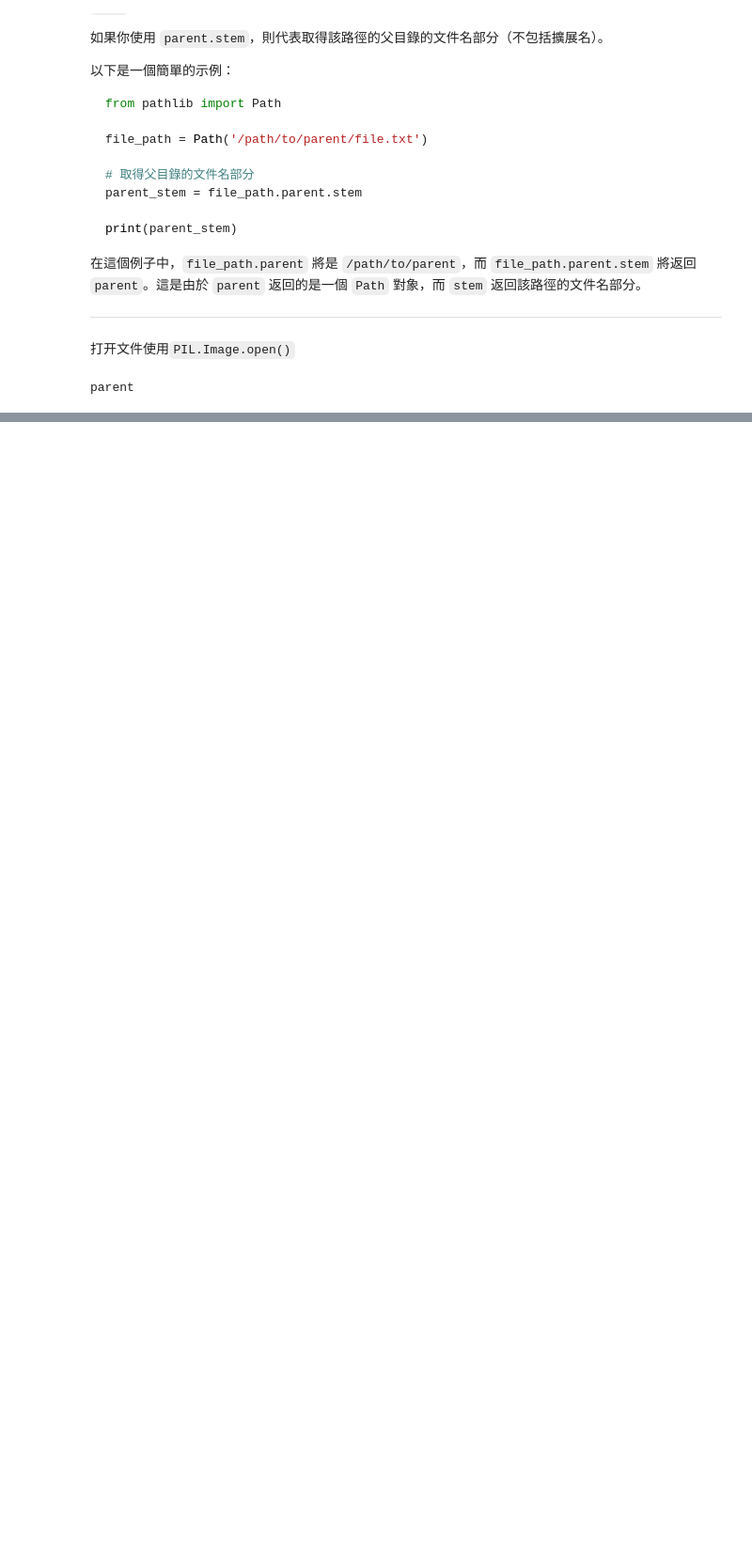
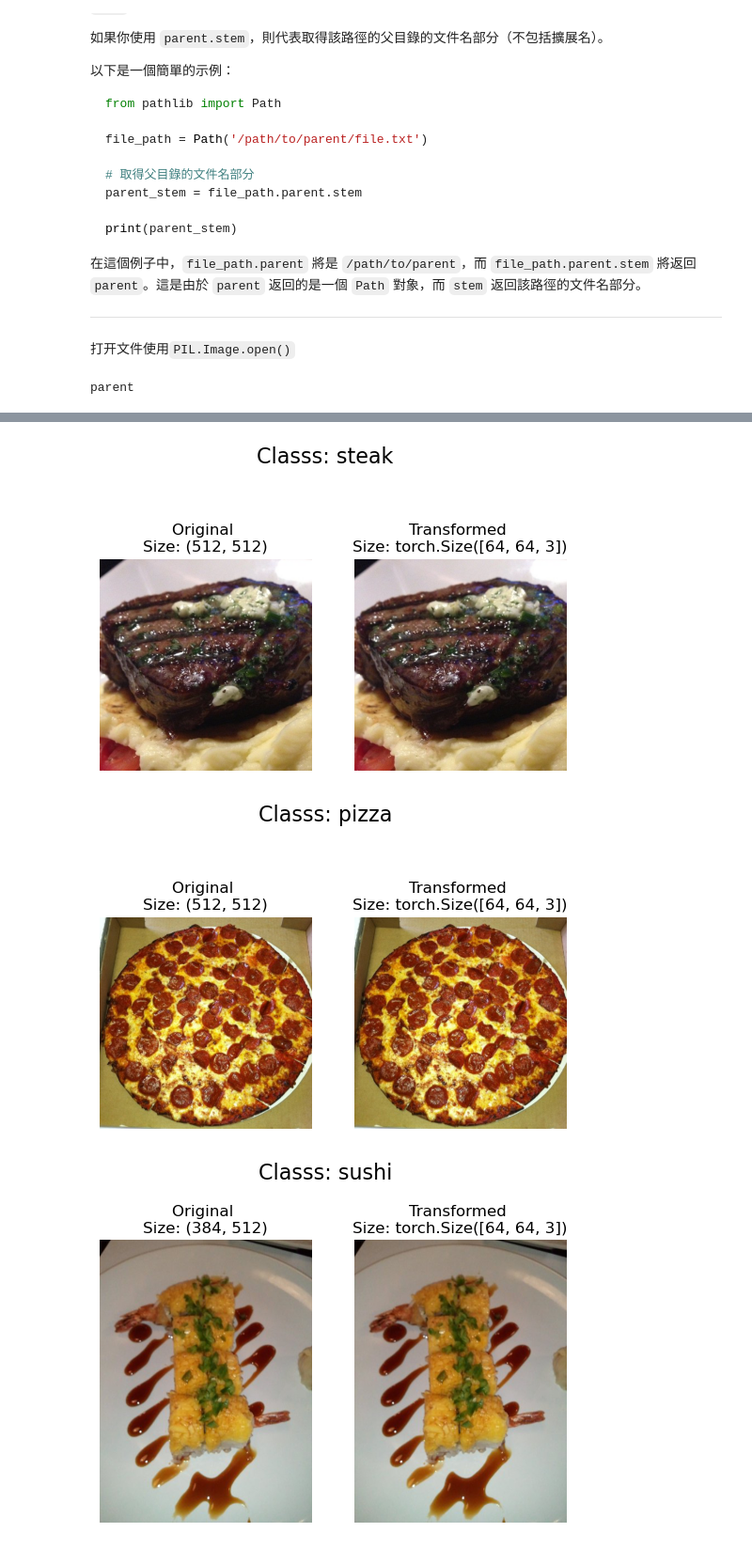
Before and after one commit to sherryuuer/MLANN, a Jupyter notebook: PyTorch/04_pytorch_custom_data_food101.ipynb, the cells around one changed output, grey strips where cells are left out. Shown at 94% size. Saved outputs shown, nothing was run; the diff lists cells and outputs as text; code cells hidden in the pictures; blank space fills up the shorter version.

```diff
--- a/PyTorch/04_pytorch_custom_data_food101.ipynb
+++ b/PyTorch/04_pytorch_custom_data_food101.ipynb
@@ -19,22 +19,24 @@ import requests
 import zipfile
 from pathlib import Path
 
-# setup path to data folder
+# Setup path to data folder
 data_path = Path("data/")
 image_path = data_path / "pizza_steak_sushi"
 
-# if the image folder does's exsit, download it
+# If the image folder doesn't exist, download it and prepare it...
 if image_path.is_dir():
-    print(f"{image_path} directory exsits.")
+    print(f"{image_path} directory exists.")
 else:
-    print(f"{image_path} does't exsits, creating one...")
-    image_path.mkdir(parent=True, exsit_ok=True)
-    # download pizza, steak, sushi data
+    print(f"Did not find {image_path} directory, creating one...")
+    image_path.mkdir(parents=True, exist_ok=True)
+
+    # Download pizza, steak, sushi data
     with open(data_path / "pizza_steak_sushi.zip", "wb") as f:
-        request = requests.get("https//github.com/mrdbourke/pytorch-deep-learning/raw/main/data/pizza_steak_sushi.zip")
+        request = requests.get("https://github.com/mrdbourke/pytorch-deep-learning/raw/main/data/pizza_steak_sushi.zip")
         print("Downloading pizza, steak, sushi data...")
         f.write(request.content)
-    # unzip pizza, steak, sushi data
+
+    # Unzip pizza, steak, sushi data
     with zipfile.ZipFile(data_path / "pizza_steak_sushi.zip", "r") as zip_ref:
         print("Unzipping pizza, steak, sushi data...")
         zip_ref.extractall(image_path)
@@ -170,0 +444,13 @@ from torchvision import datasets, transforms
+# %%
+# Augment train data
+train_transforms = transforms.Compose([
+    transforms.Resize((64, 64)),
+    transforms.RandomHorizontalFlip(p=0.5),
+    transforms.ToTensor()
+])
+
+# Don't augment test data, only reshape
+test_transforms = transforms.Compose([
+    transforms.Resize((64, 64)),
+    transforms.ToTensor()
+])
@@ -170,0 +576,14 @@ from torchvision import datasets, transforms
+# %%
+# gat all image paths
+image_path_list = list(image_path.glob("*/*/*.jpg"))
+# plot random images
+plot_transformed_images(
+    image_paths = image_path_list,
+    transform = train_transforms,
+    n = 3,
+    seed = None
+)
+# %% [output]
+[figure, added]
+[figure, added]
+[figure, added]
```
Also changed, not shown: parts of 72 cells of this notebook, 2 other files.
